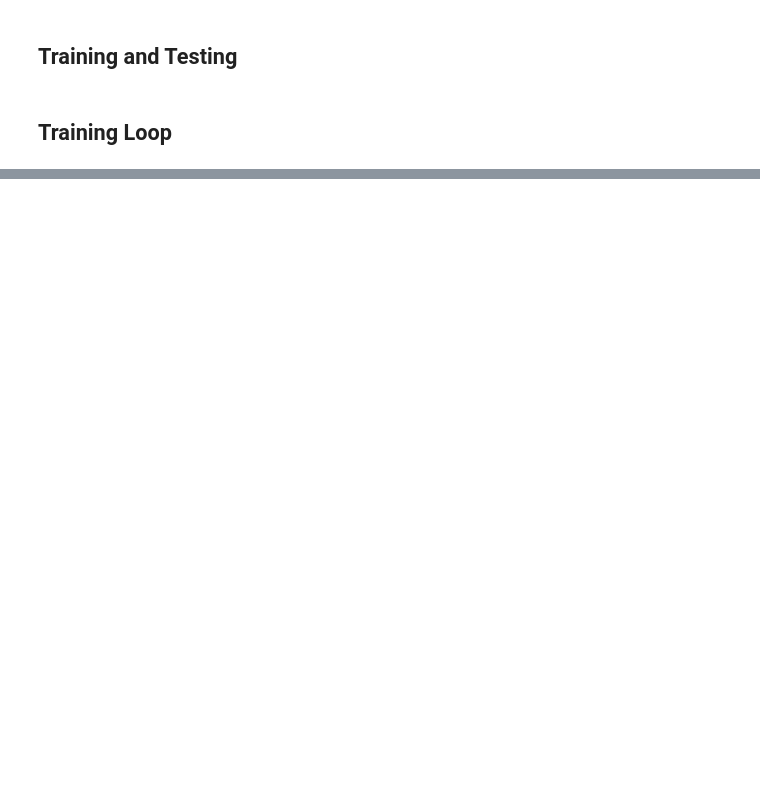
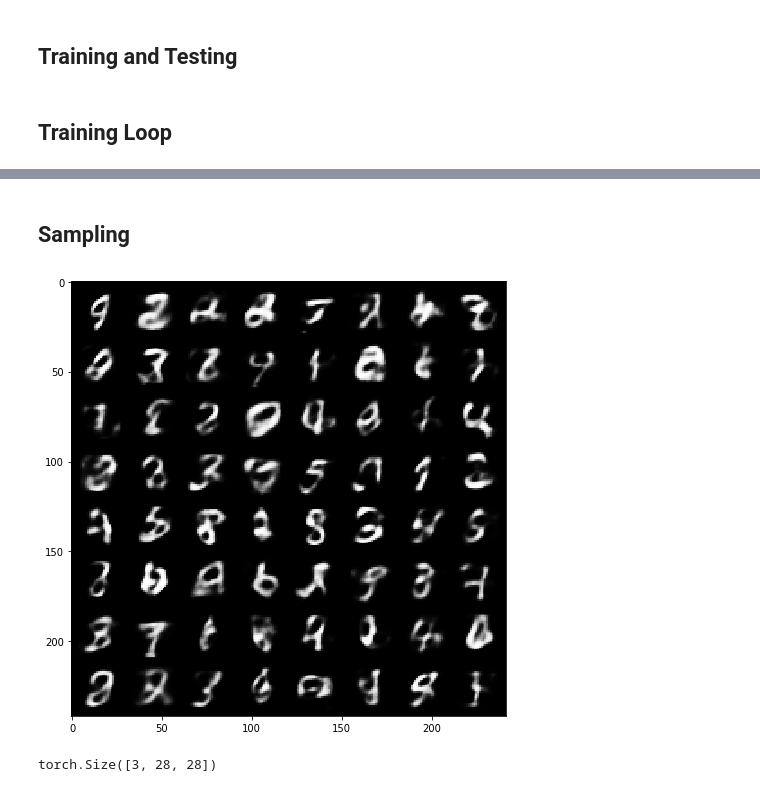
Before and after one commit to satyaborg/my-deep-learnings, a Jupyter notebook: vae/vae.ipynb, the cells around one changed output, grey strips where cells are left out. Saved outputs shown, nothing was run; the diff lists cells and outputs as text; code cells hidden in the pictures; blank space fills up the shorter version.

```diff
--- a/vae/vae.ipynb
+++ b/vae/vae.ipynb
@@ -40,3 +71,13 @@ kwargs = {'num_workers': 1, 'pin_memory': True} if args.cuda else {}
+# %%
+batch_size = 128
+lr = 1e-3
+epochs = 5
+seed = 42
+log_interval = 10 # how many batches to wait before logging training status
+cuda = torch.cuda.is_available()
+torch.manual_seed(seed)
+device = torch.device("cuda" if cuda else "cpu")
+kwargs = {'num_workers': 4, 'pin_memory': True} if cuda else {}
 # %% [markdown]
 ## Dataloaders
 # %%
@@ -140,10 +319,19 @@ def test(epoch):
+# %% [markdown]
+## Sampling
 # %%
+plt.figure(figsize = (10,8))
+with torch.no_grad():
+    n = 64
+    sample = torch.randn(n, 20).to(device)
+    sample = model.decode(sample).cpu()
 
-for epoch in range(1, args.epochs + 1):
-    train(epoch)
-    test(epoch)
-    with torch.no_grad():
-        sample = torch.randn(64, 20).to(device)
-        sample = model.decode(sample).cpu()
-        save_image(sample.view(64, 1, 28, 28),
-                    'results/sample_' + str(epoch) + '.png')
+    grid_img = make_grid(sample.view(64, 1, 28, 28), nrow=8)
+    plt.imshow(grid_img.permute(1, 2, 0));
+    plt.show();
+# %% [output]
+[figure, added]
+# %%
+s = model.decode(torch.randn([3,20], device="cuda")) # choosing 3 samples
+s = s.view(-1, 28, 28); s.size()
+# %% [output]
+torch.Size([3, 28, 28])
```
Also changed, not shown: parts of 20 cells of this notebook, 10 other files.
